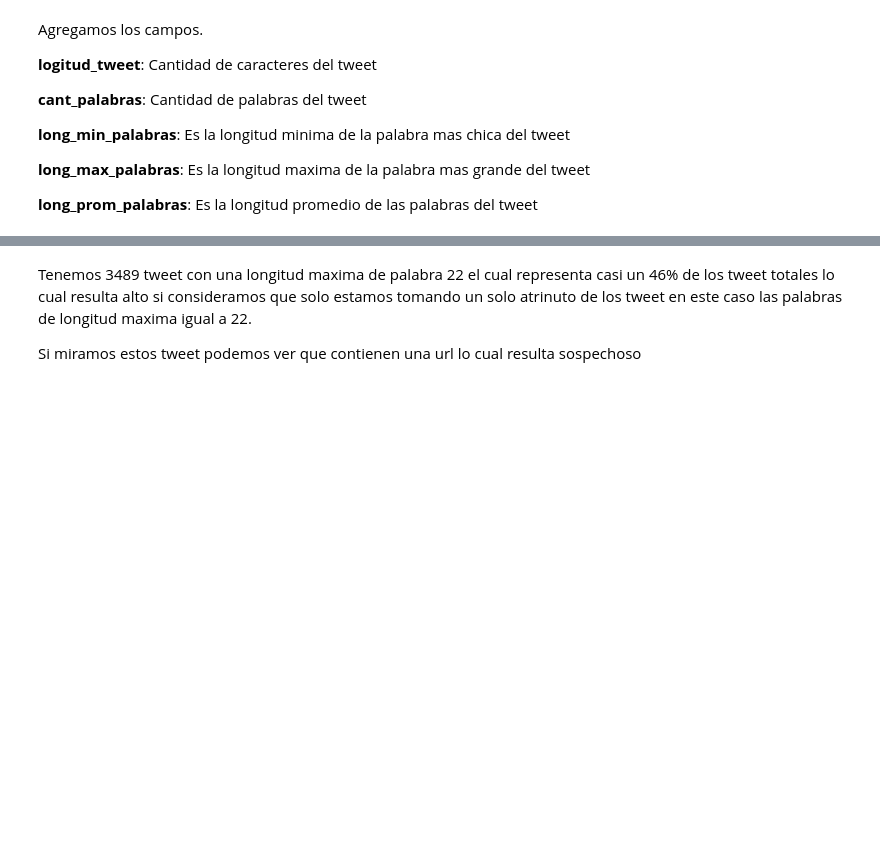
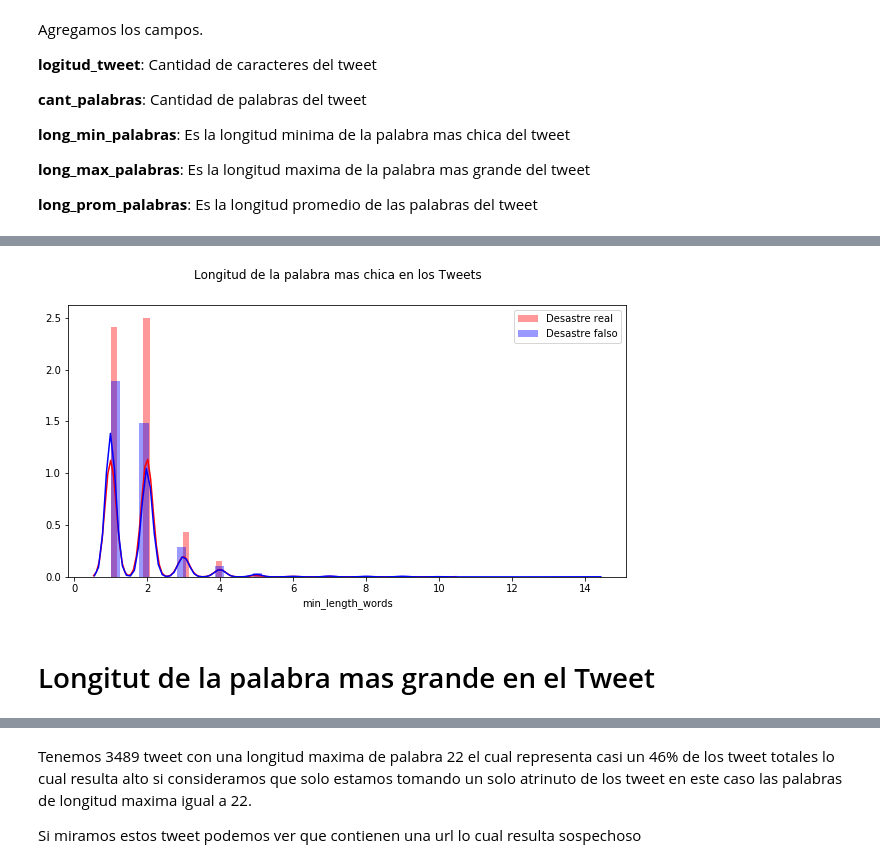
Before and after one commit to GastonMontes/1ro-2020-7506-TP1, a Jupyter notebook: Analisis-texto-tweet.ipynb, the cells around one changed output, grey strips where cells are left out. Cells and saved outputs as stored; diff of their text form; code cells hidden in the pictures; blank space fills up the shorter version.

```diff
--- a/Analisis-texto-tweet.ipynb
+++ b/Analisis-texto-tweet.ipynb
@@ -40,0 +149,11 @@ tweet['long_prom_palabras'] = tweet['text'].str.split().apply(lambda x : [len(i)
+# %%
+fig,ax=plt.subplots(1,1,figsize=(10,5))
+sns.distplot(tweets[tweets['target']==1].min_length_words,label='Desastre real',color='red')
+sns.distplot(tweets[tweets['target']==0].min_length_words,label='Desastre falso',color='blue')
+ax.legend()
+fig.suptitle('Longitud de la palabra mas chica en los Tweets')
+plt.show()
+# %% [output]
+[figure, added]
+# %% [markdown]
+# Longitut de la palabra mas grande en el Tweet
```
Also changed, not shown: parts of 21 cells of this notebook.
